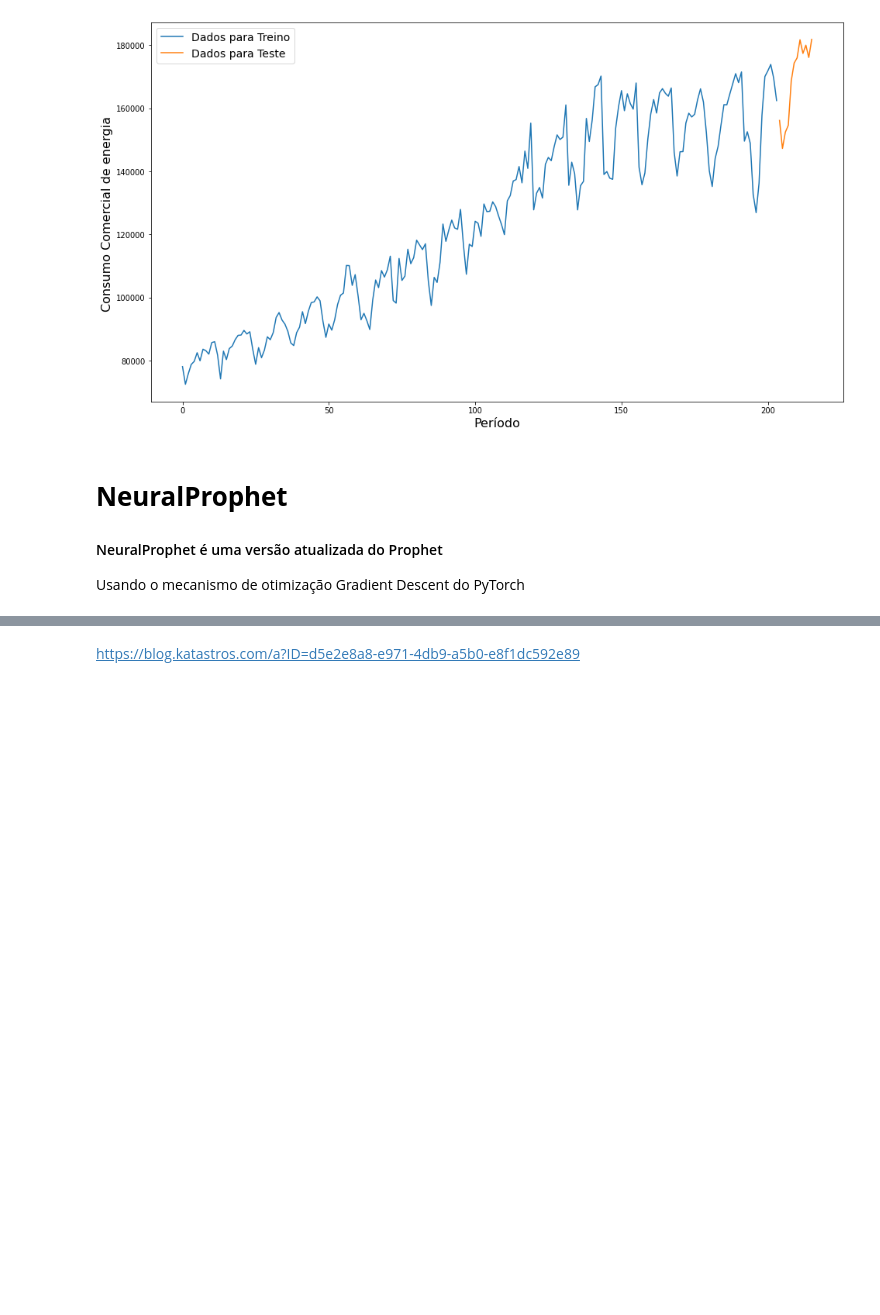
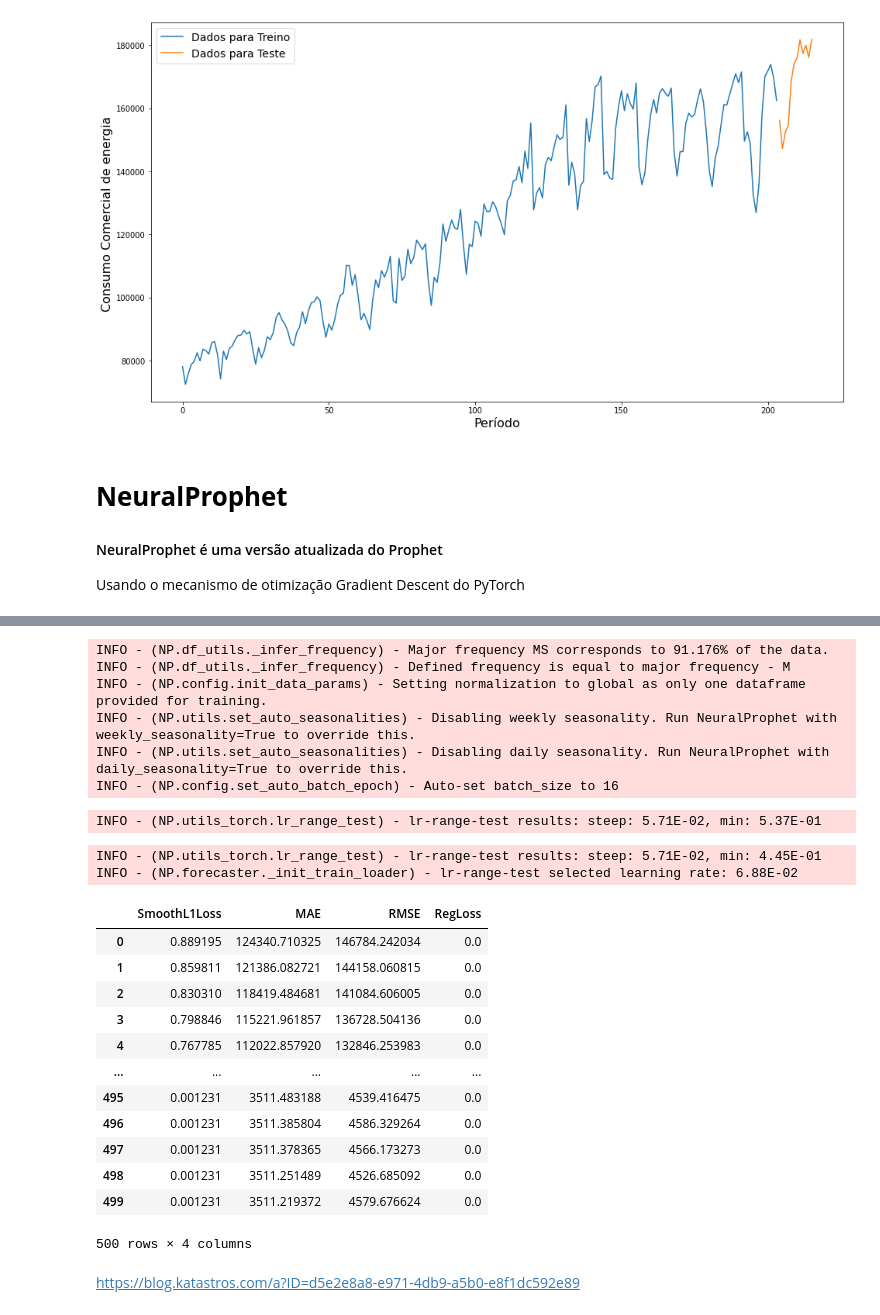
Before and after one commit to nicolycosta/RedesNeurais-SeriesTemporais, a Jupyter notebook: RNIPCA.ipynb, the cells around one changed output, grey strips where cells are left out. Saved outputs shown, nothing was run; the diff lists cells and outputs as text; code cells hidden in the pictures; blank space fills up the shorter version.

```diff
--- a/RNIPCA.ipynb
+++ b/RNIPCA.ipynb
@@ -146,2 +170,27 @@ modelmul = NeuralProphet(seasonality_mode="multiplicative",
+# %%
+modelmul.fit(Train, freq= 'M')
+# %% [output]
+INFO - (NP.df_utils._infer_frequency) - Major frequency MS corresponds to 91.176% of the data.
+INFO - (NP.df_utils._infer_frequency) - Defined frequency is equal to major frequency - M
+INFO - (NP.config.init_data_params) - Setting normalization to global as only one dataframe provided for training.
+INFO - (NP.utils.set_auto_seasonalities) - Disabling weekly seasonality. Run NeuralProphet with weekly_seasonality=True to override this.
+INFO - (NP.utils.set_auto_seasonalities) - Disabling daily seasonality. Run NeuralProphet with daily_seasonality=True to override this.
+INFO - (NP.config.set_auto_batch_epoch) - Auto-set batch_size to 16
+INFO - (NP.utils_torch.lr_range_test) - lr-range-test results: steep: 5.71E-02, min: 5.37E-01
+INFO - (NP.utils_torch.lr_range_test) - lr-range-test results: steep: 5.71E-02, min: 4.45E-01
+INFO - (NP.forecaster._init_train_loader) - lr-range-test selected learning rate: 6.88E-02
+|  | SmoothL1Loss | MAE | RMSE | RegLoss |
+| 0 | 0.889195 | 124340.710325 | 146784.242034 | 0.0 |
+| 1 | 0.859811 | 121386.082721 | 144158.060815 | 0.0 |
+| 2 | 0.830310 | 118419.484681 | 141084.606005 | 0.0 |
+| 3 | 0.798846 | 115221.961857 | 136728.504136 | 0.0 |
+| 4 | 0.767785 | 112022.857920 | 132846.253983 | 0.0 |
+| ... | ... | ... | ... | ... |
+| 495 | 0.001231 | 3511.483188 | 4539.416475 | 0.0 |
+| 496 | 0.001231 | 3511.385804 | 4586.329264 | 0.0 |
+| 497 | 0.001231 | 3511.378365 | 4566.173273 | 0.0 |
+| 498 | 0.001231 | 3511.251489 | 4526.685092 | 0.0 |
+| 499 | 0.001231 | 3511.219372 | 4579.676624 | 0.0 |
+500 rows × 4 columns
 # %% [markdown]
 https://blog.katastros.com/a?ID=d5e2e8a8-e971-4db9-a5b0-e8f1dc592e89
```
Also changed, not shown: parts of 2 cells of this notebook.
